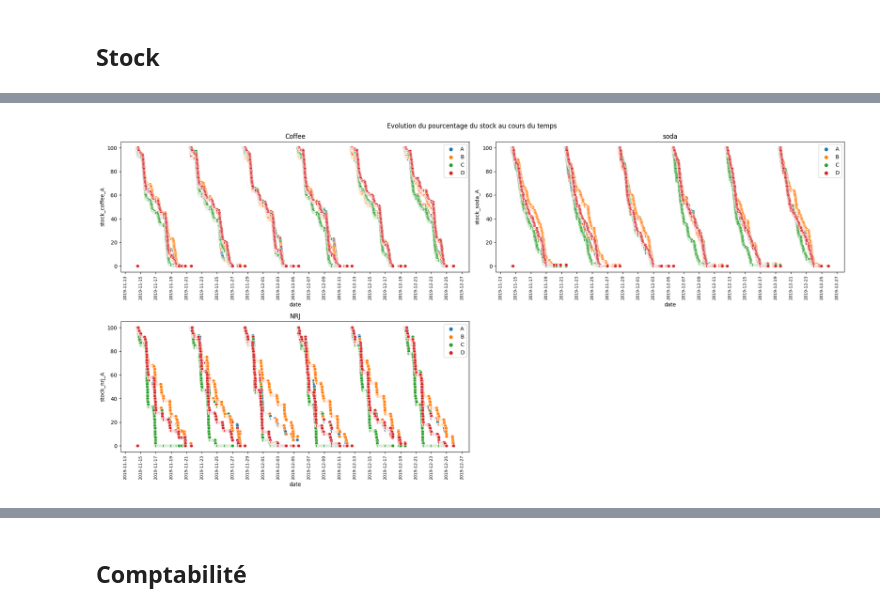
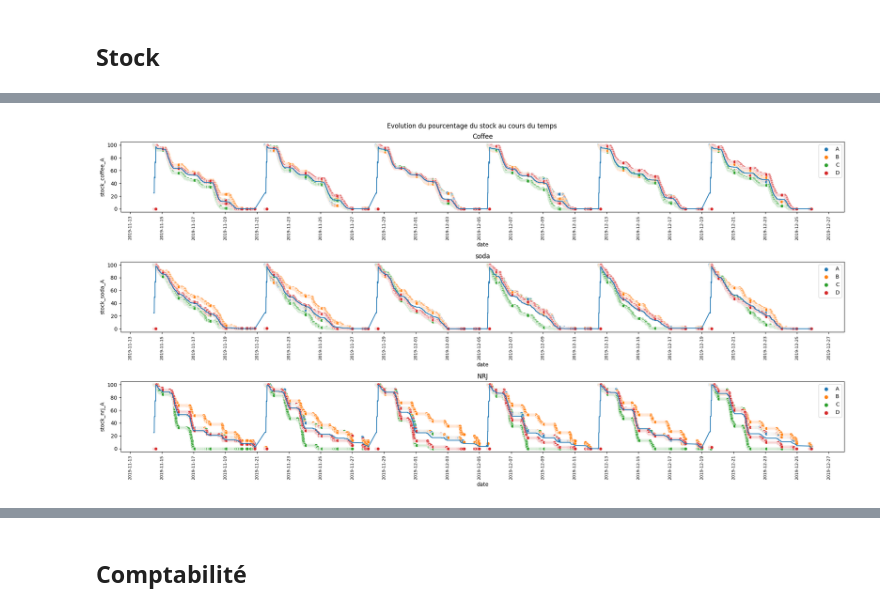
Before and after one commit to manonbay/beverage_dispenser, a Jupyter notebook: W18.Distributeur_boissons_3.ipynb, the cells around one changed output, grey strips where cells are left out. Cells and saved outputs as stored; diff of their text form; code cells hidden in the pictures.

Commit message:
stock analysis is complete

```diff
--- a/W18.Distributeur_boissons_3.ipynb
+++ b/W18.Distributeur_boissons_3.ipynb
@@ -339,4 +362,10 @@ df.head(2)
+# %%
+# calculs des pourcentages de stocks restants moyens et minimaux
+df["coffee_mean"] = df[["stock_coffee_A", "stock_coffee_B", "stock_coffee_C", "stock_coffee_D"]].mean(axis=1)
+df["soda_mean"]= df[["stock_soda_A", "stock_soda_B", "stock_soda_C", "stock_soda_D"]].mean(axis=1)
+df["nrj_mean"]= df[["stock_nrj_A", "stock_nrj_B", "stock_nrj_C", "stock_nrj_D"]].mean(axis=1)
 # %%
-coffee = df.loc[:,["date", "weekday", "machine", "stock_coffee_A","stock_coffee_B","stock_coffee_C","stock_coffee_D"]]
-soda = df.loc[:,["date", "weekday", "machine", "stock_soda_A","stock_soda_B","stock_soda_C","stock_soda_D"]]
-nrj = df.loc[:,["date", "weekday", "machine", "stock_nrj_A","stock_nrj_B","stock_nrj_C","stock_nrj_D"]]
+# création de nouveaux df spécialisés
+coffee = df.loc[:,["date", "weekday", "machine", "stock_coffee_A","stock_coffee_B","stock_coffee_C","stock_coffee_D", "coffee_mean"]]
+soda = df.loc[:,["date", "weekday", "machine", "stock_soda_A","stock_soda_B","stock_soda_C","stock_soda_D","soda_mean"]]
+nrj = df.loc[:,["date", "weekday", "machine", "stock_nrj_A","stock_nrj_B","stock_nrj_C","stock_nrj_D", "nrj_mean"]]
@@ -349,76 +411,45 @@ coffee.head(2)
 # %%
+# penser à rajouter legende + augmenter le nombre de bins + ajouter quadrillage
+
 plt.figure(figsize=(20,10))
 
-ax1 = plt.subplot(2, 2, 1)
-ax1 = sns.scatterplot(data=coffee,
-                  x="date",
-                  y="stock_coffee_A",
-                  hue="machine")
-ax1 = sns.scatterplot(data=coffee,
-                  x="date",
-                  y="stock_coffee_B",
-                  )
-ax1 = sns.scatterplot(data=coffee,
-                  x="date",
-                  y="stock_coffee_C",
-                  )
-ax1 = sns.scatterplot(data=coffee,
-                  x="date",
-                  y="stock_coffee_D",
-                  )
+ax1 = plt.subplot(3, 1, 1)
+ax1 = sns.scatterplot(data=coffee, x="date", y="stock_coffee_A", hue="machine")
+ax1 = sns.scatterplot(data=coffee, x="date", y="stock_coffee_B")
+ax1 = sns.scatterplot(data=coffee, x="date", y="stock_coffee_C")
+ax1 = sns.scatterplot(data=coffee, x="date", y="stock_coffee_D")
+ax1 = sns.lineplot(data=coffee, x="date", y="coffee_mean")
 plt.title("Coffee")
 
+ax2 = plt.subplot(3, 1, 2)
+ax2 = sns.scatterplot(data=soda, x="date", y="stock_soda_A",hue="machine")
+ax2 = sns.scatterplot(data=soda, x="date", y="stock_soda_B")
+ax2 = sns.scatterplot(data=soda, x="date", y="stock_soda_C")
+ax2 = sns.scatterplot(data=soda, x="date", y="stock_soda_D")
+ax2 = sns.lineplot(data=soda, x="date", y="soda_mean")
+plt.title("Soda")
 
 
-ax2 = plt.subplot(2, 2, 2)
-ax2 = sns.scatterplot(data=soda,
-                  x="date",
-                  y="stock_soda_A",
-                  hue="machine")
-ax2 = sns.scatterplot(data=soda,
-                  x="date",
-                  y="stock_soda_B",
-                  )
-ax2 = sns.scatterplot(data=soda,
-                  x="date",
-                  y="stock_soda_C",
-                  )
-ax2 = sns.scatterplot(data=soda,
-                  x="date",
-                  y="stock_soda_D",
-                  )
-plt.title("soda")
-
-
-ax3 = plt.subplot(2, 2, 3)
-ax3 = sns.scatterplot(data=nrj,
-                  x="date",
-                  y="stock_nrj_A",
-                  hue="machine")
-ax3 = sns.scatterplot(data=nrj,
-                  x="date",
-                  y="stock_nrj_B",
-                  )
-ax3 = sns.scatterplot(data=nrj,
-                  x="date",
-                  y="stock_nrj_C",
-                  )
-ax3 = sns.scatterplot(data=nrj,
-                  x="date",
-                  y="stock_nrj_D",
-                  )
+ax3 = plt.subplot(3, 1, 3)
+ax3 = sns.scatterplot(data=nrj, x="date", y="stock_nrj_A", hue="machine")
+ax3 = sns.scatterplot(data=nrj, x="date", y="stock_nrj_B")
+ax3 = sns.scatterplot(data=nrj, x="date", y="stock_nrj_C")
+ax3 = sns.scatterplot(data=nrj, x="date", y="stock_nrj_D")
+ax3 = sns.lineplot(data=nrj, x="date", y="nrj_mean")
 plt.title("NRJ")
 
 ax1.tick_params(axis='x', rotation=90, labelsize=8)
 ax2.tick_params(axis='x', rotation=90, labelsize=8)
 ax3.tick_params(axis='x', rotation=90, labelsize=8)
 plt.suptitle("Evolution du pourcentage du stock au cours du temps")
 loc = mdates.DayLocator(interval=2)
+
 ax1.xaxis.set_major_locator(loc)
 ax2.xaxis.set_major_locator(loc)
 ax3.xaxis.set_major_locator(loc)
 plt.tight_layout()
+
 plt.show()
 # %% [output]
-[figure, old version]
+[figure, new version]
 # %% [markdown]
```
Also changed, not shown: parts of 37 cells of this notebook.
